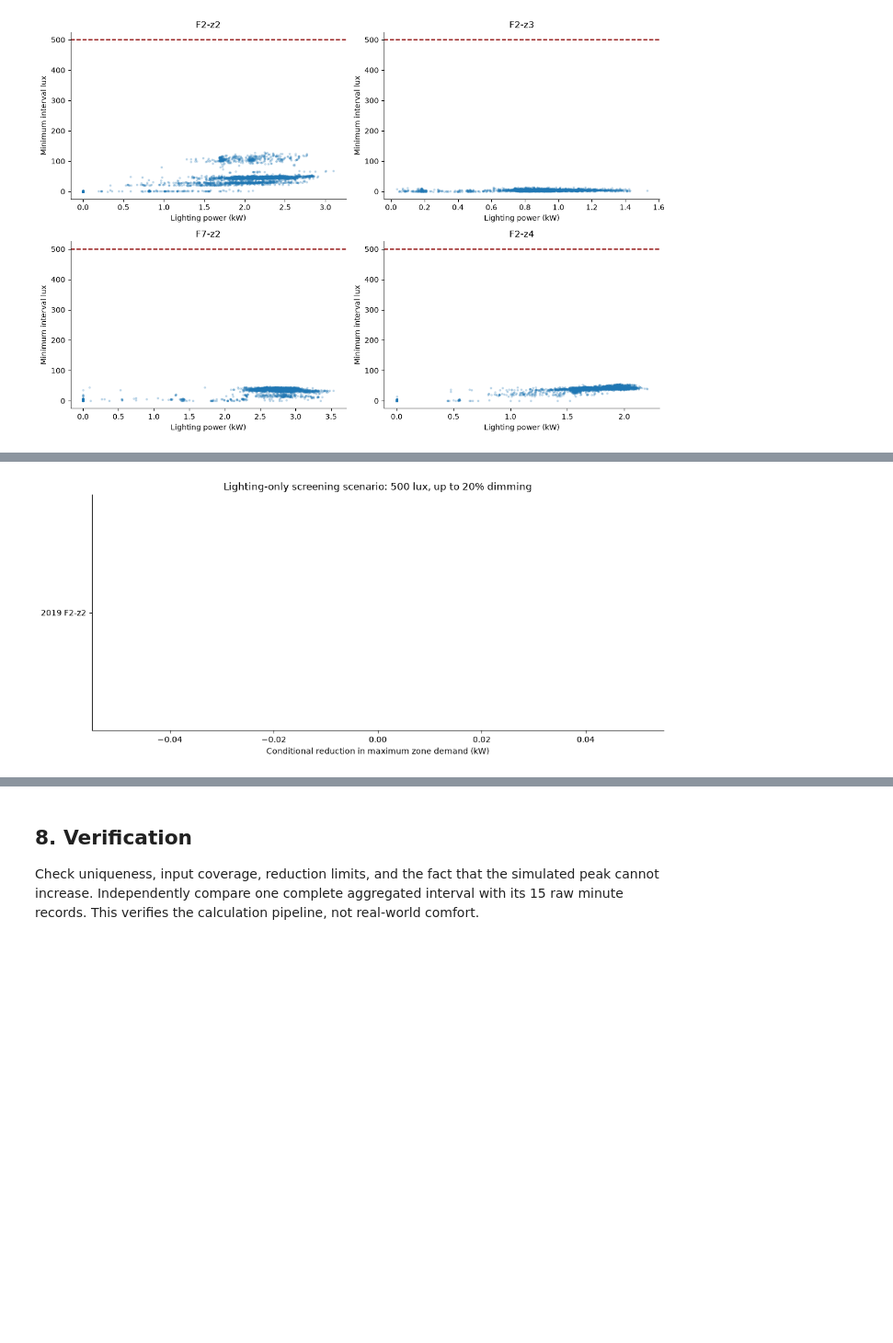
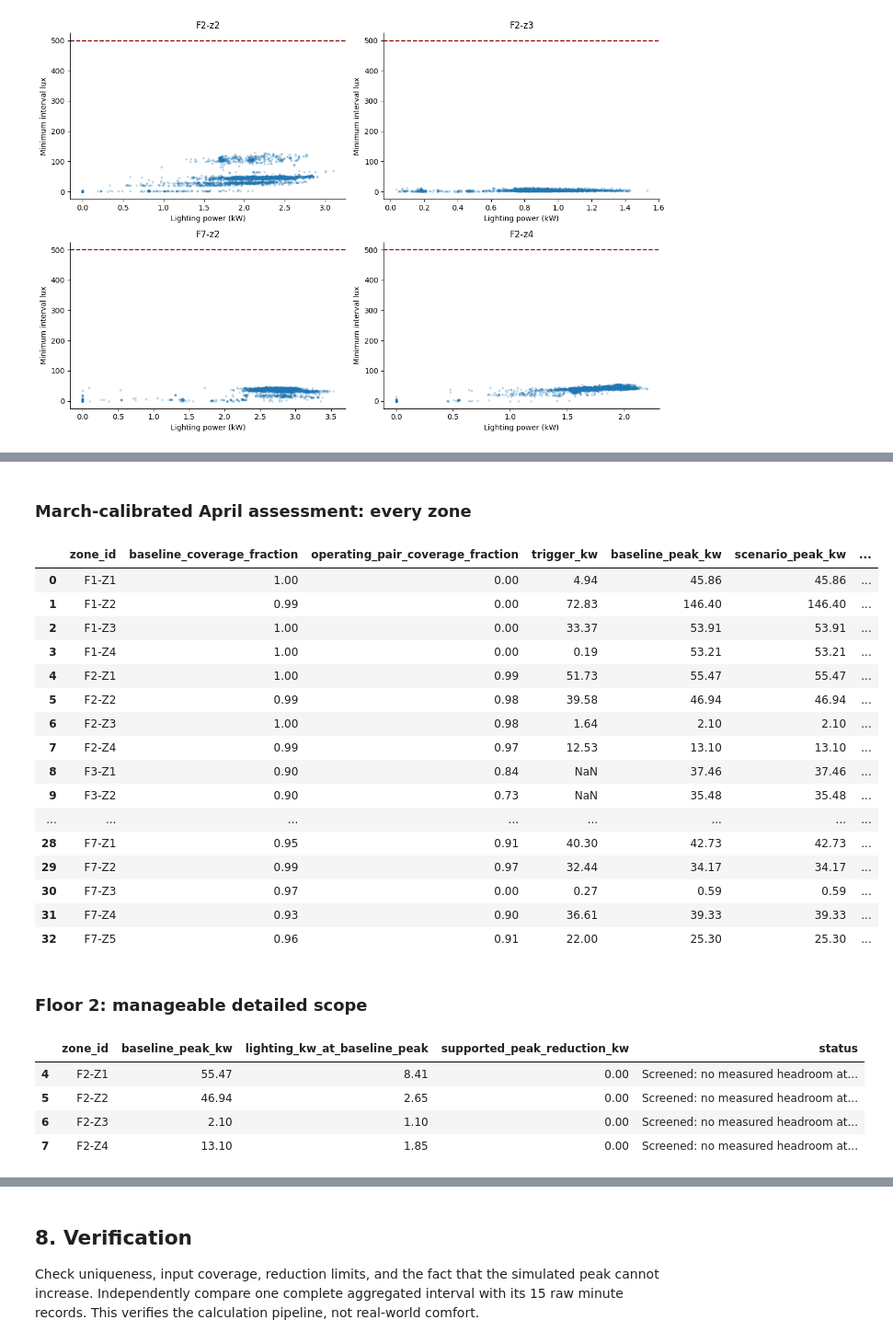
Before and after one commit to xiangyingg/IS4001-Smart-Building-Analytics, a Jupyter notebook: SBA_Kaggle_Dataset/Light/electricity_lighting_eda.ipynb, the cells around one changed output, grey strips where cells are left out. Shown at 92% size. Cells and saved outputs as stored; diff of their text form; code cells hidden in the pictures; blank space fills up the shorter version.

```diff
--- a/SBA_Kaggle_Dataset/Light/electricity_lighting_eda.ipynb
+++ b/SBA_Kaggle_Dataset/Light/electricity_lighting_eda.ipynb
@@ -408,16 +576,16 @@ for (year, zone), g in df.groupby(["year", "zone_id"]):
     elif peak_pairs < MIN_PEAK_PAIRS:
         status = "Review: too few paired peak intervals"
     else:
-        status = "Pilot candidate: verify sensor and controls"
-    eligible = status.startswith("Pilot")
+        status = "Data eligible: assess lighting headroom"
+    eligible = status.startswith("Data eligible")
     peak_index = g["total_kw"].idxmax() if valid_total.any() else None
     for target in LUX_TARGETS:
-        fraction = (1 - target / g["lux_min"].replace(0, np.nan)).clip(0, MAX_DIM)
-        cut = (g["light_kw"] * fraction).where(pair & work, 0).fillna(0)
+        fraction = (1 - target * (1 + LUX_MARGIN) / g["lux_min"].replace(0, np.nan)).clip(0, MAX_DIM)
+        cut = (g["light_kw"] * fraction).where(pair & work & high & eligible, 0).fillna(0)
         assert (cut >= 0).all()
         assert (cut <= g["light_kw"].fillna(0) * MAX_DIM + 1e-8).all()
         changed = cut > 0
-        assert (g.loc[changed, "lux_min"] * (1 - fraction[changed]) >= target - 1e-8).all()
+        assert (g.loc[changed, "lux_min"] * (1 - fraction[changed]) >= target * (1 + LUX_MARGIN) - 1e-8).all()
         before = g["total_kw"].max()
         after = (g["total_kw"] - cut).max()
         reduction = before - after
@@ -428,7 +596,7 @@ for (year, zone), g in df.groupby(["year", "zone_id"]):
             "scenario_peak_reduction_kw": reduction if eligible else np.nan,
             "scenario_peak_reduction_pct": 100 * reduction / before if eligible and before > 0 else np.nan,
             "mean_cut_high_work_kw": cut[pair & work & high].mean() if eligible else np.nan,
-            "high_work_above_target_pct": 100 * g.loc[pair & work & high, "lux_min"].gt(target).mean()})
+            "high_work_above_target_pct": 100 * g.loc[pair & work & high, "lux_min"].gt(target * (1 + LUX_MARGIN)).mean()})
 results = pd.DataFrame(results)
 base = results[results["target_lux"] == TARGET_LUX].copy()
 display(base.drop(columns="target_lux"))
@@ -436,13 +604,35 @@ display(results.pivot_table(index=["year", "zone_id"], columns="target_lux",
                            values="scenario_peak_reduction_kw", dropna=False))
 
 ranked = base.dropna(subset=["scenario_peak_reduction_kw"]).sort_values("scenario_peak_reduction_kw", ascending=False)
-if not ranked.empty:
+if not ranked.empty and ranked["scenario_peak_reduction_kw"].gt(1e-8).any():
     p = ranked.head(15).sort_values("scenario_peak_reduction_kw")
     plt.barh(p["year"].astype(str) + " " + p["zone_id"], p["scenario_peak_reduction_kw"], color="#267d9c")
     plt.xlabel("Conditional reduction in maximum zone demand (kW)")
     plt.title(f"Lighting-only screening scenario: {TARGET_LUX} lux, up to {MAX_DIM:.0%} dimming")
     plt.tight_layout()
+    plt.gcf().savefig(OUT/'section_12_figure.png', dpi=130, bbox_inches='tight')
     plt.show()
+
+# Common chronological assessment: same March calibration and April evaluation as the focused notebook.
+assessment_panel = df.rename(columns={'Date':'timestamp','has_lux':'has_lux_sensor'})
+assessment_panel['zone_id'] = assessment_panel.zone_id.str.replace('-z','-Z',regex=False)
+april, april_trace = screen_scenario(assessment_panel, TARGET_LUX, LUX_MARGIN, MAX_DIM,
+                                     TRAIN_START, TRAIN_END, TEST_START, TEST_END, PEAK_QUANTILE)
+display(Markdown('### March-calibrated April assessment: every zone'))
+display(april[['zone_id','baseline_coverage_fraction','operating_pair_coverage_fraction',
+               'trigger_kw','baseline_peak_kw','scenario_peak_kw','supported_peak_reduction_kw',
+               'assessment_supported','status']])
+display(Markdown('### Floor 2: manageable detailed scope'))
+display(april.loc[april.floor.eq(PILOT_FLOOR), ['zone_id','baseline_peak_kw',
+    'lighting_kw_at_baseline_peak','supported_peak_reduction_kw','status']])
+april_sensitivity = []
+for target in LUX_TARGETS:
+    for cap in [.10,.20,.30]:
+        table, _ = screen_scenario(assessment_panel, target, LUX_MARGIN, cap,
+                                   TRAIN_START, TRAIN_END, TEST_START, TEST_END, PEAK_QUANTILE)
+        table['target_lux'], table['dimming_cap'] = target, cap
+        april_sensitivity.append(table)
+april_sensitivity = pd.concat(april_sensitivity, ignore_index=True)
 # %% [output]
 |  | year | zone_id | status | pair_coverage_pct | peak_pairs | baseline_peak_kw | cut_at_old_peak_kw | ... |
 | 1 | 2018 | F1-z1 | Demand only: no lux sensor | 0.00 | 0 | 71.63 | NaN | ... |
@@ -452,34 +642,57 @@ if not ranked.empty:
 | 13 | 2018 | F2-z1 | Review: incomplete paired data | 31.98 | 357 | 53.04 | NaN | ... |
 | 16 | 2018 | F2-z2 | Review: incomplete paired data | 32.35 | 535 | 43.11 | NaN | ... |
 | 19 | 2018 | F2-z3 | Review: incomplete paired data | 32.37 | 254 | 4.00 | NaN | ... |
 | 22 | 2018 | F2-z4 | Review: incomplete paired data | 0.00 | 0 | 13.55 | NaN | ... |
 | 25 | 2018 | F3-z1 | Review: incomplete paired data | 29.98 | 294 | 36.84 | NaN | ... |
 | 28 | 2018 | F3-z2 | Review: incomplete paired data | 31.72 | 278 | 34.28 | NaN | ... |
 | ... | ... | ... | ... | ... | ... | ... | ... | ... |
 | 184 | 2019 | F7-z1 | Review: incomplete paired data | 77.63 | 1397 | 42.89 | NaN | ... |
 | 187 | 2019 | F7-z2 | Review: incomplete paired data | 78.81 | 1405 | 34.39 | NaN | ... |
 | 190 | 2019 | F7-z3 | Demand only: no lux sensor | 0.00 | 0 | 1.01 | NaN | ... |
 | 193 | 2019 | F7-z4 | Review: incomplete paired data | 76.58 | 1427 | 39.91 | NaN | ... |
 | 196 | 2019 | F7-z5 | Review: incomplete paired data | 75.17 | 1399 | 25.90 | NaN | ... |
 |  | target_lux | 300 | 500 | 750 |
 | year | zone_id |  |  |  |
 | 2018 | F1-z1 | NaN | NaN | NaN |
 |  | F1-z2 | NaN | NaN | NaN |
 |  | F1-z3 | NaN | NaN | NaN |
 |  | F1-z4 | NaN | NaN | NaN |
 |  | F2-z1 | NaN | NaN | NaN |
 |  | F2-z2 | NaN | NaN | NaN |
 |  | F2-z3 | NaN | NaN | NaN |
 |  | F2-z4 | NaN | NaN | NaN |
 |  | F3-z1 | NaN | NaN | NaN |
 |  | F3-z2 | NaN | NaN | NaN |
 | ... | ... | ... | ... | ... |
 |  | F7-z1 | NaN | NaN | NaN |
 |  | F7-z2 | NaN | NaN | NaN |
 |  | F7-z3 | NaN | NaN | NaN |
 |  | F7-z4 | NaN | NaN | NaN |
 |  | F7-z5 | NaN | NaN | NaN |
-[figure, removed]
+### March-calibrated April assessment: every zone
+|  | zone_id | baseline_coverage_fraction | operating_pair_coverage_fraction | trigger_kw | baseline_peak_kw | scenario_peak_kw | ... |
+| 0 | F1-Z1 | 1.00 | 0.00 | 4.94 | 45.86 | 45.86 | ... |
+| 1 | F1-Z2 | 0.99 | 0.00 | 72.83 | 146.40 | 146.40 | ... |
+| 2 | F1-Z3 | 1.00 | 0.00 | 33.37 | 53.91 | 53.91 | ... |
+| 3 | F1-Z4 | 1.00 | 0.00 | 0.19 | 53.21 | 53.21 | ... |
+| 4 | F2-Z1 | 1.00 | 0.99 | 51.73 | 55.47 | 55.47 | ... |
+| 5 | F2-Z2 | 0.99 | 0.98 | 39.58 | 46.94 | 46.94 | ... |
+| 6 | F2-Z3 | 1.00 | 0.98 | 1.64 | 2.10 | 2.10 | ... |
+| 7 | F2-Z4 | 0.99 | 0.97 | 12.53 | 13.10 | 13.10 | ... |
+| 8 | F3-Z1 | 0.90 | 0.84 | NaN | 37.46 | 37.46 | ... |
+| 9 | F3-Z2 | 0.90 | 0.73 | NaN | 35.48 | 35.48 | ... |
+| ... | ... | ... | ... | ... | ... | ... | ... |
+| 28 | F7-Z1 | 0.95 | 0.91 | 40.30 | 42.73 | 42.73 | ... |
+| 29 | F7-Z2 | 0.99 | 0.97 | 32.44 | 34.17 | 34.17 | ... |
+| 30 | F7-Z3 | 0.97 | 0.00 | 0.27 | 0.59 | 0.59 | ... |
+| 31 | F7-Z4 | 0.93 | 0.90 | 36.61 | 39.33 | 39.33 | ... |
+| 32 | F7-Z5 | 0.96 | 0.91 | 22.00 | 25.30 | 25.30 | ... |
+### Floor 2: manageable detailed scope
+|  | zone_id | baseline_peak_kw | lighting_kw_at_baseline_peak | supported_peak_reduction_kw | status |
+| 4 | F2-Z1 | 55.47 | 8.41 | 0.00 | Screened: no measured headroom at... |
+| 5 | F2-Z2 | 46.94 | 2.65 | 0.00 | Screened: no measured headroom at... |
+| 6 | F2-Z3 | 2.10 | 1.10 | 0.00 | Screened: no measured headroom at... |
+| 7 | F2-Z4 | 13.10 | 1.85 | 0.00 | Screened: no measured headroom at... |
 # %% [markdown]
 ## 6. Building coincidence and dataset scope
 
```
Also changed, not shown: parts of 14 cells of this notebook, 44 other files.
